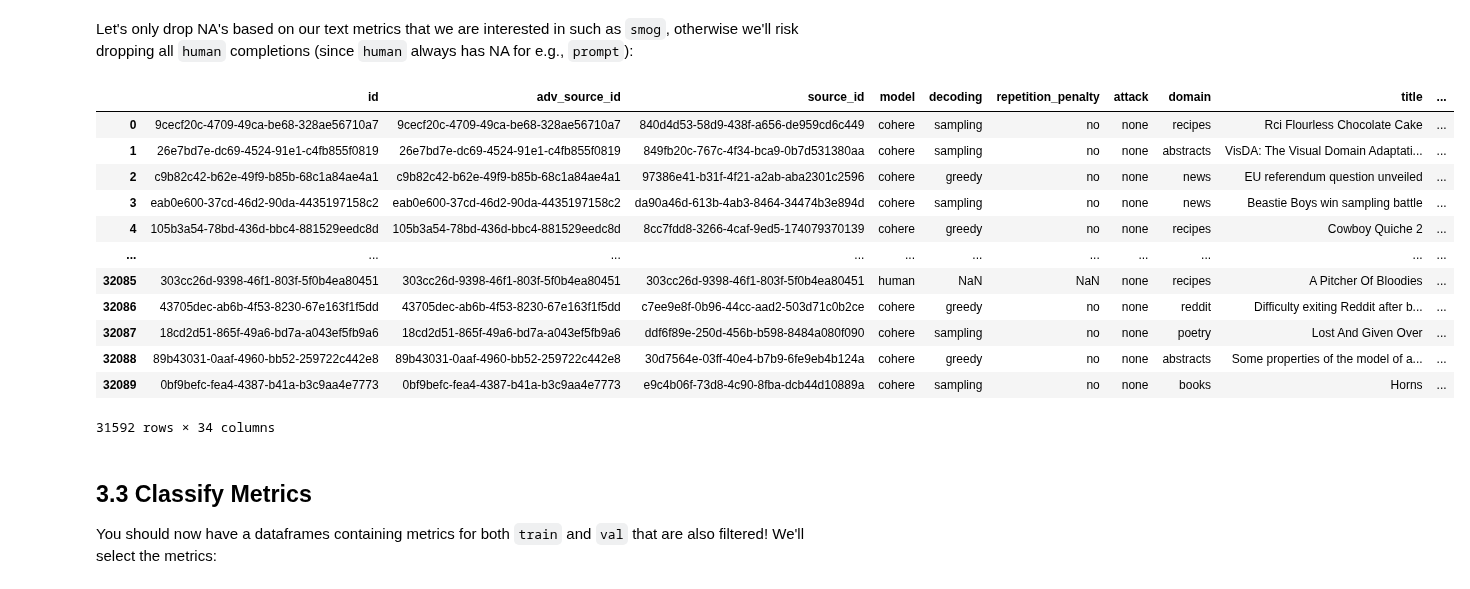
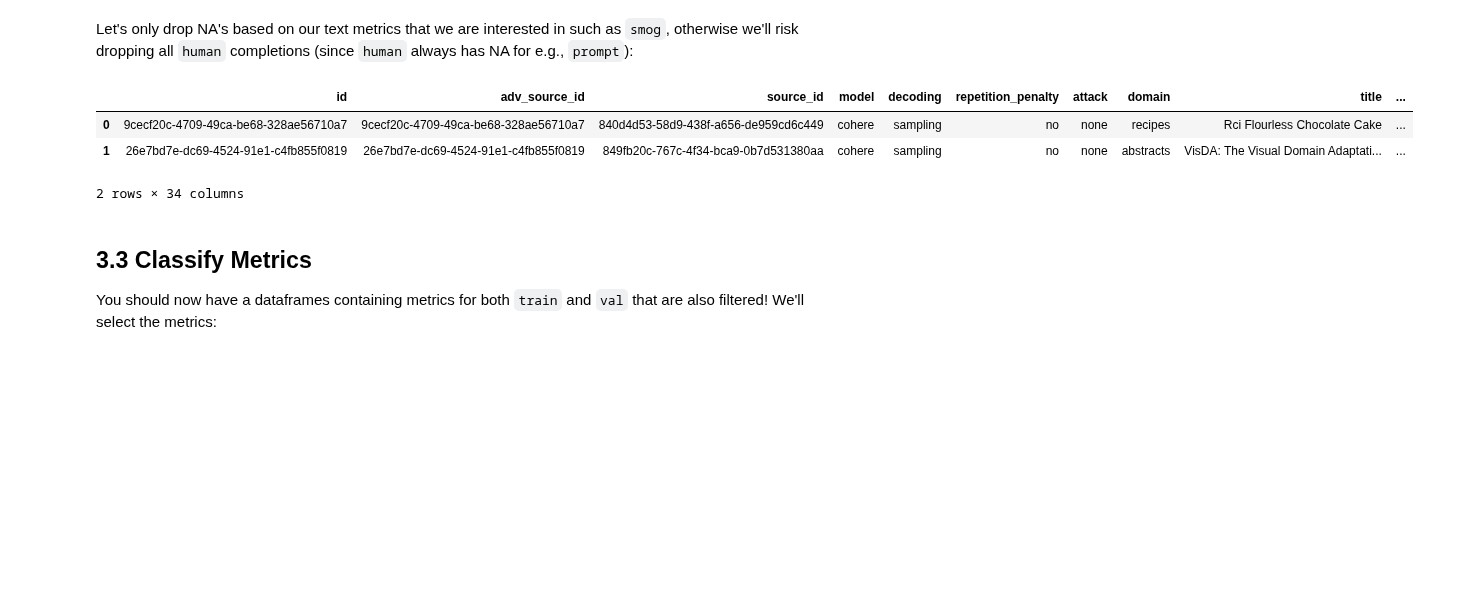
Before and after one commit to MinaAlmasi/nlp-at-cogsci, a Jupyter notebook: book/class2/003_classify_metrics.ipynb, the cells around one changed output. Drawn from its saved outputs; the diff is of its cells as text; code cells hidden in the pictures; blank space fills up the shorter version.

```diff
--- a/book/class2/003_classify_metrics.ipynb
+++ b/book/class2/003_classify_metrics.ipynb
@@ -237,21 +232,12 @@ Let's only drop NA's based on our text metrics that we are interested in such as
 train_metrics_filtered = train_df_with_metrics.dropna(subset=["smog", "flesch_reading_ease", "automated_readability_index"])  # only drop rows where 'smog' is NA
 val_metrics_filtered = train_df_with_metrics.dropna(subset=["smog", "flesch_reading_ease", "automated_readability_index"])
 # %%
-train_metrics_filtered
+train_metrics_filtered.head(2)
 # %% [output]
 |  | id | adv_source_id | source_id | model | decoding | repetition_penalty | attack | domain | title | ... |
 | 0 | 9cecf20c-4709-49ca-be68-328ae56710a7 | 9cecf20c-4709-49ca-be68-328ae56710a7 | 840d4d53-58d9-438f-a656-de959cd6c449 | cohere | sampling | no | none | recipes | Rci Flourless Chocolate Cake | ... |
 | 1 | 26e7bd7e-dc69-4524-91e1-c4fb855f0819 | 26e7bd7e-dc69-4524-91e1-c4fb855f0819 | 849fb20c-767c-4f34-bca9-0b7d531380aa | cohere | sampling | no | none | abstracts | VisDA: The Visual Domain Adaptati... | ... |
-| 2 | c9b82c42-b62e-49f9-b85b-68c1a84ae4a1 | c9b82c42-b62e-49f9-b85b-68c1a84ae4a1 | 97386e41-b31f-4f21-a2ab-aba2301c2596 | cohere | greedy | no | none | news | EU referendum question unveiled | ... |
-| 3 | eab0e600-37cd-46d2-90da-4435197158c2 | eab0e600-37cd-46d2-90da-4435197158c2 | da90a46d-613b-4ab3-8464-34474b3e894d | cohere | sampling | no | none | news | Beastie Boys win sampling battle | ... |
-| 4 | 105b3a54-78bd-436d-bbc4-881529eedc8d | 105b3a54-78bd-436d-bbc4-881529eedc8d | 8cc7fdd8-3266-4caf-9ed5-174079370139 | cohere | greedy | no | none | recipes | Cowboy Quiche 2 | ... |
-| ... | ... | ... | ... | ... | ... | ... | ... | ... | ... | ... |
-| 32085 | 303cc26d-9398-46f1-803f-5f0b4ea80451 | 303cc26d-9398-46f1-803f-5f0b4ea80451 | 303cc26d-9398-46f1-803f-5f0b4ea80451 | human | NaN | NaN | none | recipes | A Pitcher Of Bloodies | ... |
-| 32086 | 43705dec-ab6b-4f53-8230-67e163f1f5dd | 43705dec-ab6b-4f53-8230-67e163f1f5dd | c7ee9e8f-0b96-44cc-aad2-503d71c0b2ce | cohere | greedy | no | none | reddit | Difficulty exiting Reddit after b... | ... |
-| 32087 | 18cd2d51-865f-49a6-bd7a-a043ef5fb9a6 | 18cd2d51-865f-49a6-bd7a-a043ef5fb9a6 | ddf6f89e-250d-456b-b598-8484a080f090 | cohere | sampling | no | none | poetry | Lost And Given Over | ... |
-| 32088 | 89b43031-0aaf-4960-bb52-259722c442e8 | 89b43031-0aaf-4960-bb52-259722c442e8 | 30d7564e-03ff-40e4-b7b9-6fe9eb4b124a | cohere | greedy | no | none | abstracts | Some properties of the model of a... | ... |
-| 32089 | 0bf9befc-fea4-4387-b41a-b3c9aa4e7773 | 0bf9befc-fea4-4387-b41a-b3c9aa4e7773 | e9c4b06f-73d8-4c90-8fba-dcb44d10889a | cohere | sampling | no | none | books | Horns | ... |
-31592 rows × 34 columns
+2 rows × 34 columns
 # %% [markdown]
 ## 3.3 Classify Metrics
 You should now have a dataframes containing metrics for both `train` and `val` that are also filtered! We'll select the metrics:
```
Also changed, not shown: parts of 5 cells of this notebook, 1 other file.
